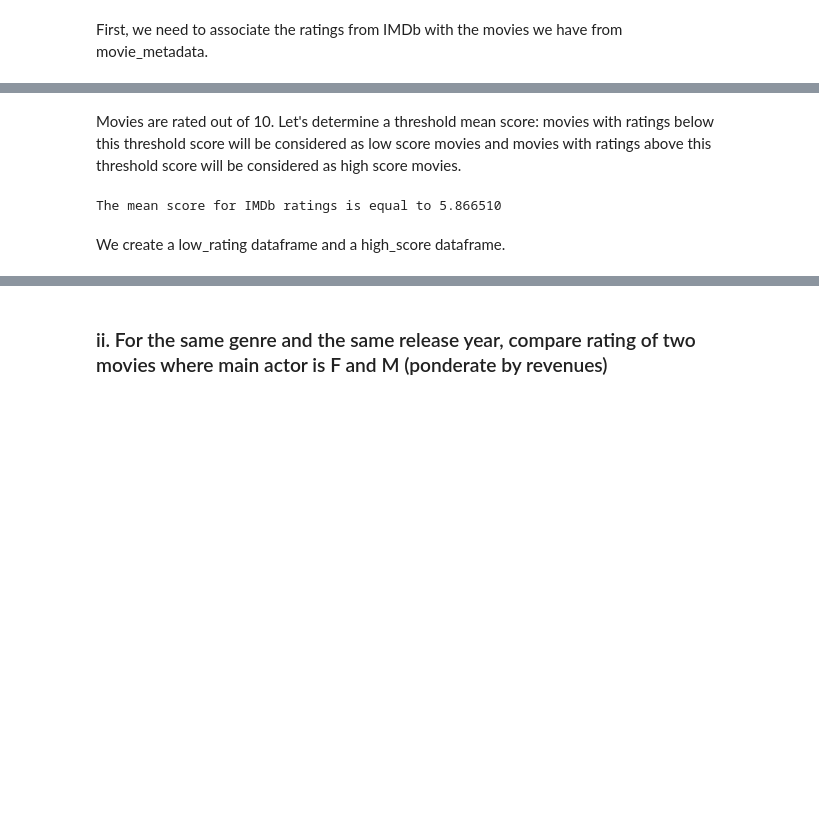
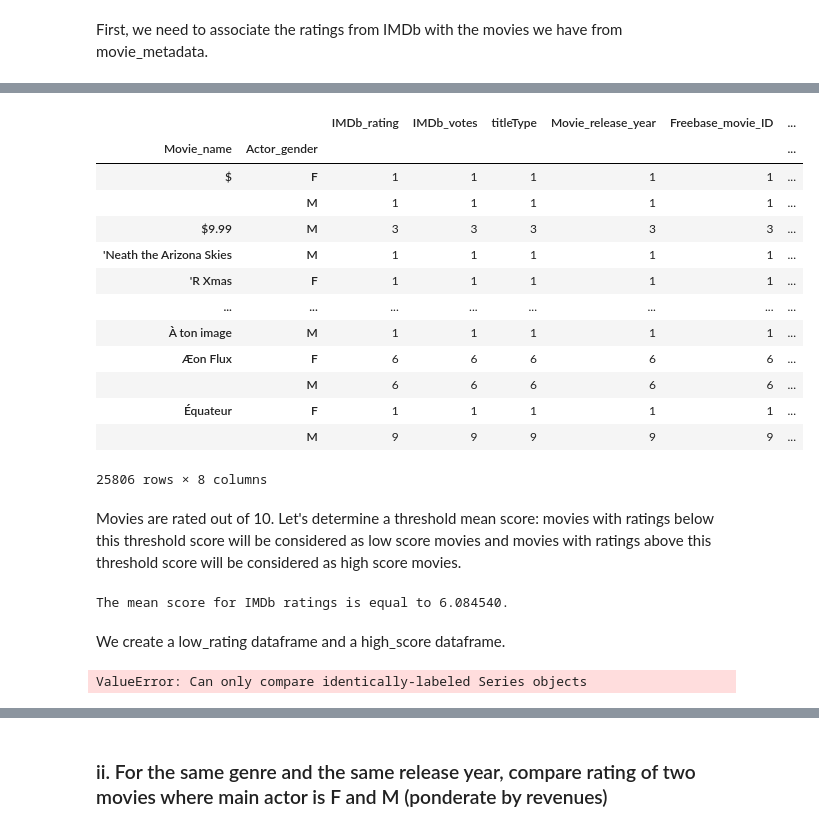
Before and after one commit to epfl-ada/ada-2022-project-cyga, a Jupyter notebook: new_structure.ipynb, the cells around one changed output, grey strips where cells are left out. Drawn from its saved outputs; the diff is of its cells as text; code cells hidden in the pictures; blank space fills up the shorter version.

```diff
--- a/new_structure.ipynb
+++ b/new_structure.ipynb
@@ -1322,9 +1371,27 @@ movie_ratings
+# %%
+movie_ratings_grouped
+# %% [output]
+|  |  | IMDb_rating | IMDb_votes | titleType | Movie_release_year | Freebase_movie_ID | ... |
+| Movie_name | Actor_gender |  |  |  |  |  | ... |
+| $ | F | 1 | 1 | 1 | 1 | 1 | ... |
+|  | M | 1 | 1 | 1 | 1 | 1 | ... |
+| $9.99 | M | 3 | 3 | 3 | 3 | 3 | ... |
+| 'Neath the Arizona Skies | M | 1 | 1 | 1 | 1 | 1 | ... |
+| 'R Xmas | F | 1 | 1 | 1 | 1 | 1 | ... |
+| ... | ... | ... | ... | ... | ... | ... | ... |
+| À ton image | M | 1 | 1 | 1 | 1 | 1 | ... |
+| Æon Flux | F | 6 | 6 | 6 | 6 | 6 | ... |
+|  | M | 6 | 6 | 6 | 6 | 6 | ... |
+| Équateur | F | 1 | 1 | 1 | 1 | 1 | ... |
+|  | M | 9 | 9 | 9 | 9 | 9 | ... |
+25806 rows × 8 columns
 # %% [markdown]
 Movies are rated out of 10. Let's determine a threshold mean score: movies with ratings below this threshold score will be considered as low score movies and movies with ratings above this threshold score will be considered as high score movies.
 # %%
-threshold = IMDb_ratings['IMDb_rating'].mean()
-print('The mean score for IMDb ratings is equal to %2f.' %(threshold)) #should do that on ratings that matter so for movie_ratings dataset
+# threshold = movie_ratings['IMDb_rating'].mean()
+threshold = movie_ratings.groupby('Movie_name')['IMDb_rating'].agg(['mean']).mean()
+print('The mean score for IMDb ratings is equal to %2f.' %(threshold))
 # %% [output]
-The mean score for IMDb ratings is equal to 5.866510
+The mean score for IMDb ratings is equal to 6.084540.
 # %% [markdown]
 We create a low_rating dataframe and a high_score dataframe.
@@ -1332,0 +1398,5 @@ low_rating =
+# %%
+low_rating = movie_ratings[movie_ratings['IMDb_rating'] < threshold]
+high_rating = movie_ratings[movie_ratings['IMDb_rating'] >= threshold]
+# %% [output]
+ValueError: Can only compare identically-labeled Series objects
```
Also changed, not shown: parts of 20 cells of this notebook.
